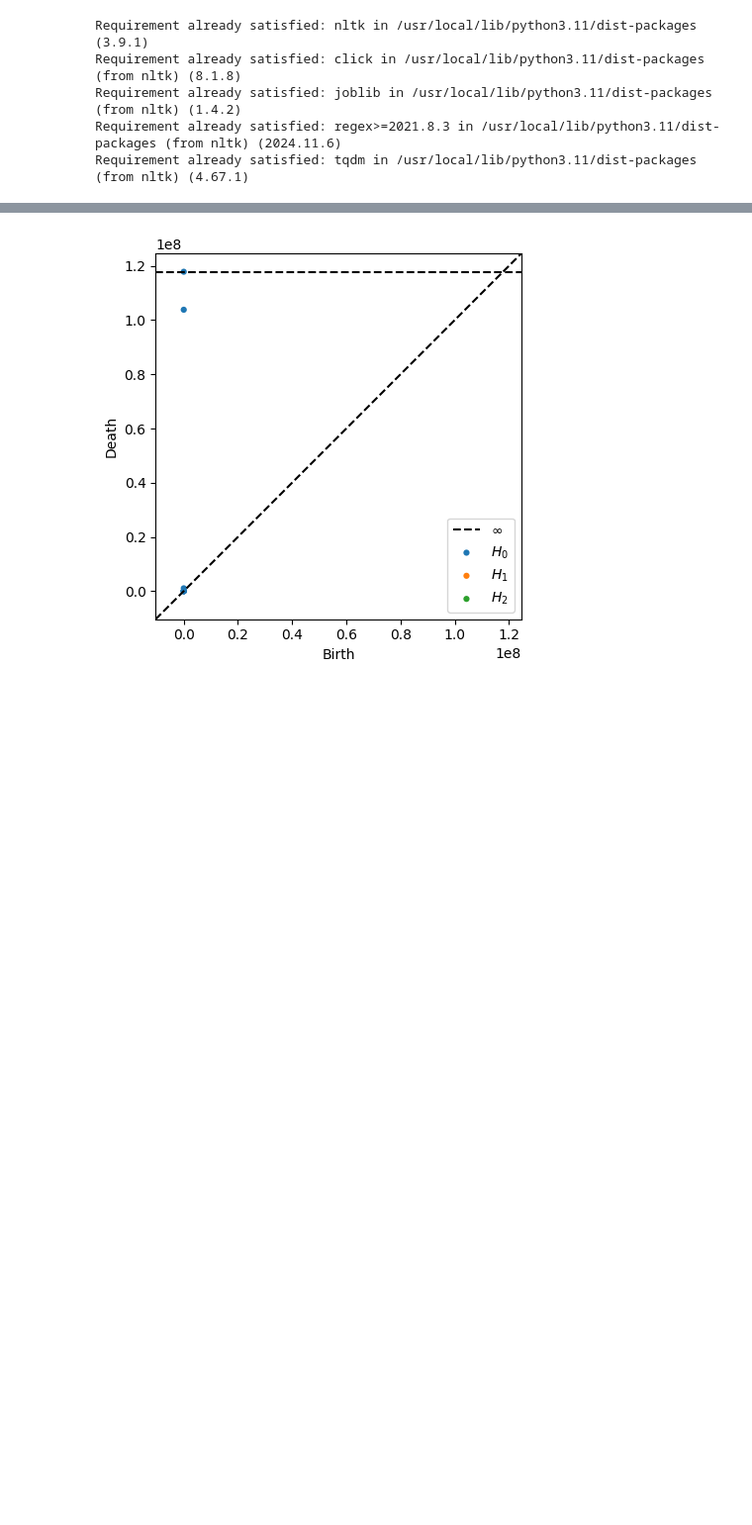
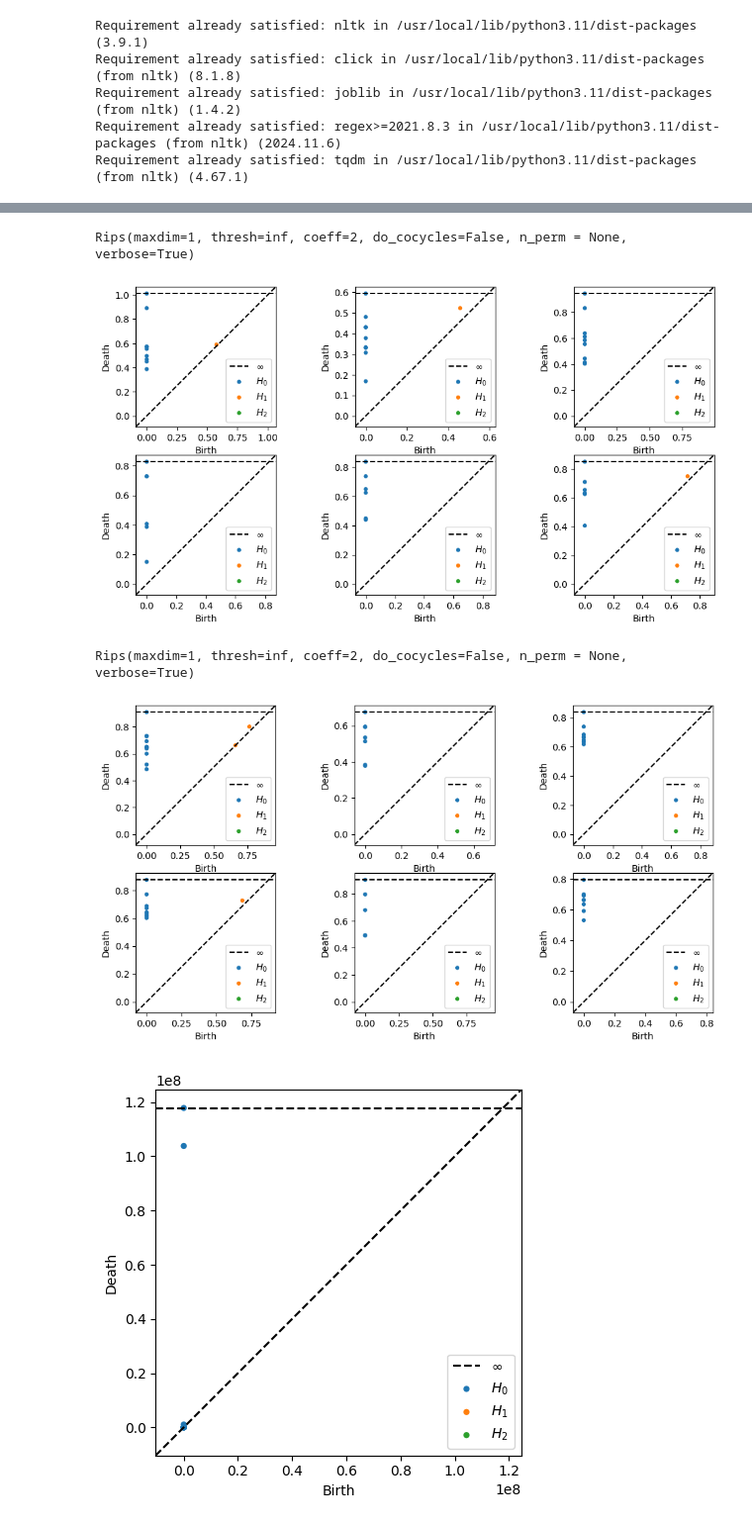
Before and after one commit to aguilin1/tda_ai_text_generation, a Jupyter notebook: tda_ai_text_detection.ipynb, the cells around one changed output, grey strips where cells are left out. Shown at 99% size. Saved outputs shown, nothing was run; the diff lists cells and outputs as text; code cells hidden in the pictures; blank space fills up the shorter version.

Commit message:
Multiple diagrams - basics of iteration

```diff
--- a/tda_ai_text_detection.ipynb
+++ b/tda_ai_text_detection.ipynb
@@ -113,6 +77,54 @@ def ripserFiltration(distanceMat, maxDim=3, plot=False):
   # vector is [birth epoch, death epoch] and the vectors are in increasing order
   # of homology (H0, H1, H2, etc.).
   return birthDeathPairs
+# %%
+import pickle
+import numpy as np
+import matplotlib.pyplot as plt
+from ripser import Rips
+from persim import PersImage
+from persim import PersistenceImager
+
+def run_evaluation(abstract_type):
+  DATA_FILE_BASE = '/content/tda_ai_text_generation/data/{}_encodings_{}-{}.pkl'
+
+  bert_data = DATA_FILE_BASE.format('sentence-bert', abstract_type, 1)
+  bow_data = DATA_FILE_BASE.format('bow', abstract_type, 0)
+
+  with open(bert_data, "rb") as data_file:
+      cache_data = pickle.load(data_file)
+      batch_bert_sentences = cache_data['sentences']
+      batch_bert_embeddings = cache_data['embeddings']
+
+  with open(bow_data, "rb") as data_file:
+      cache_data = pickle.load(data_file)
+      batch_bow_sentences = cache_data['sentences']
+      batch_bow_embeddings = cache_data['embeddings']
+
+
+  rips = Rips()
+  bert_diagrams = []
+  plt.figure(figsize=(12,6))
+  subplot = 1
+  for i, bert_embeddings in enumerate(batch_bert_embeddings[0:6]):
+    distances = cosSimDistanceMatrix(bert_embeddings)
+    diagram = ripserFiltration(distances)
+    bert_diagrams.append(diagram)
+
+    plt.subplot(2,3,subplot)
+    subplot += 1
+    rips.plot(diagram, show=False)
+
+
+  plt.show()
+
+run_evaluation('ai')
+run_evaluation('human')
+# %% [output]
+Rips(maxdim=1, thresh=inf, coeff=2, do_cocycles=False, n_perm = None, verbose=True)
+[figure, added]
+Rips(maxdim=1, thresh=inf, coeff=2, do_cocycles=False, n_perm = None, verbose=True)
+[figure, added]
 # %%
 # This section generates and reformats the cosine similarity distances between
 # each pair of points and generates an array of all possible threshold values
```
Also changed, not shown: parts of 4 cells of this notebook.
